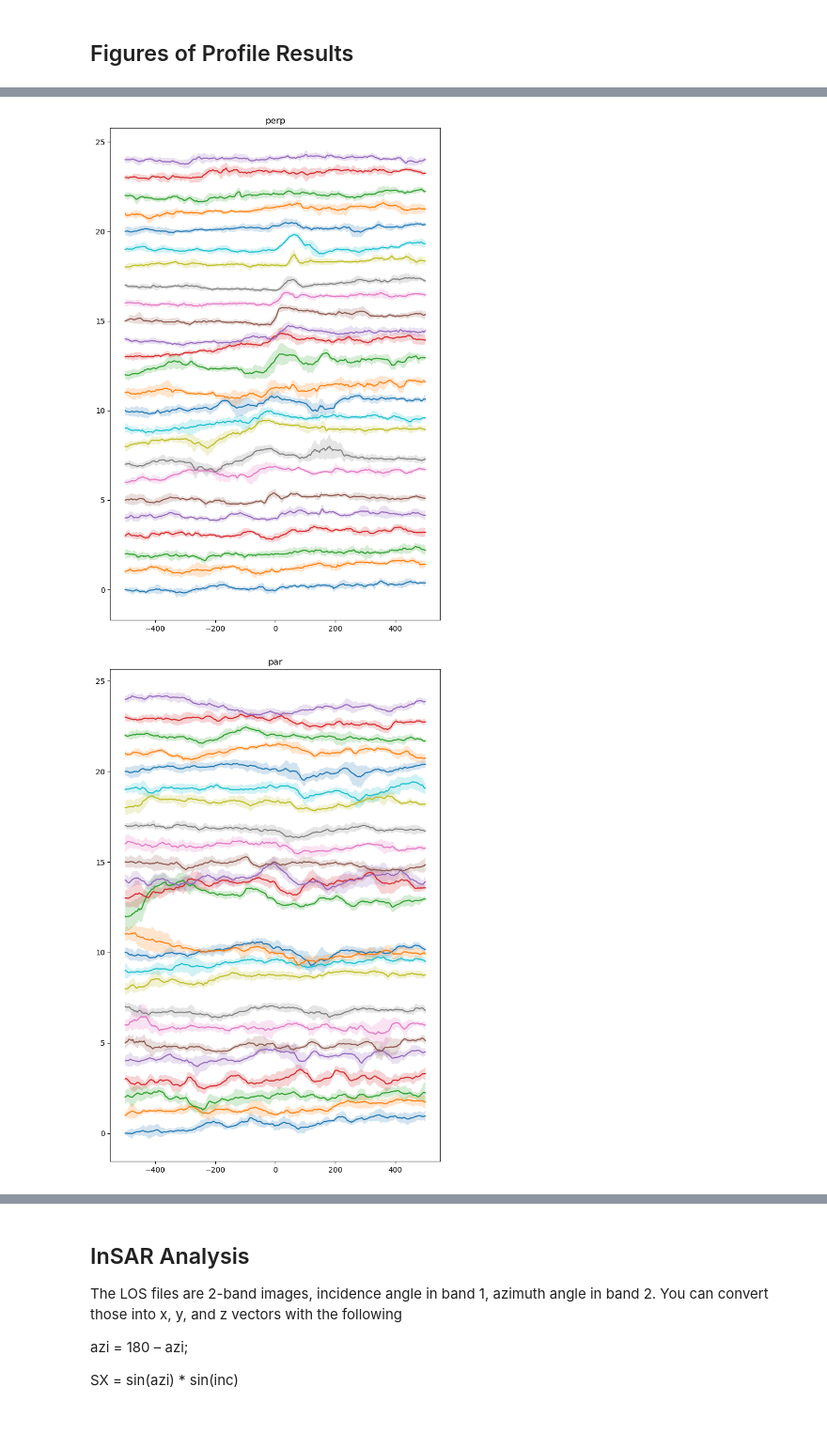
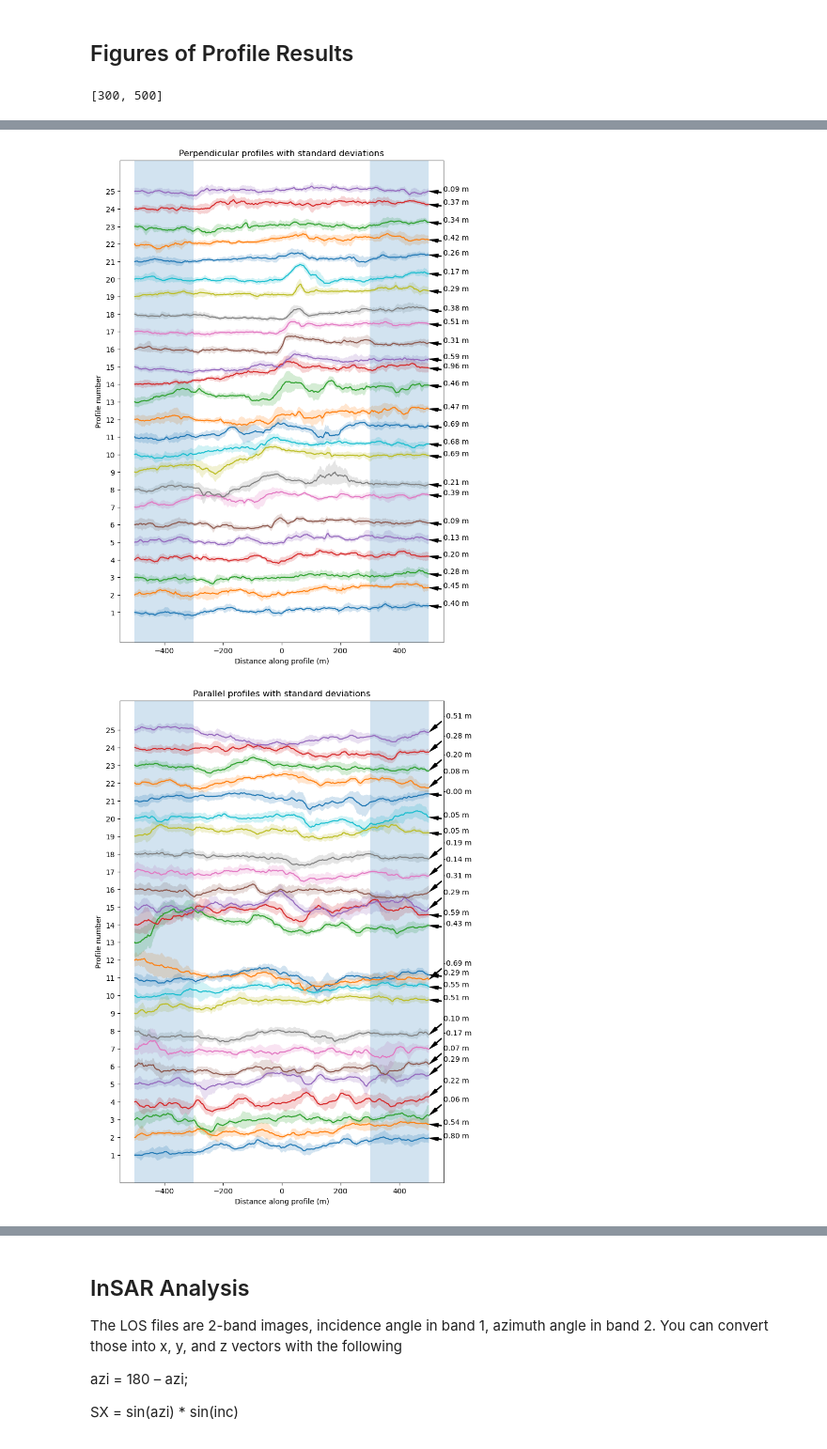
Before and after one commit to cehanagan/ImageryResources, a Jupyter notebook: Notebooks/TienShan20240122.ipynb, the cells around one changed output, grey strips where cells are left out. Shown at 94% size. Cells and saved outputs as stored; diff of their text form; code cells hidden in the pictures.

```diff
--- a/Notebooks/TienShan20240122.ipynb
+++ b/Notebooks/TienShan20240122.ipynb
@@ -18,4 +14,4 @@ pwd
 # %%
-folder = '/Users/chanagan/Desktop/DGStereo/TienShan/micmac/'
+folder = '/Users/chanagan/Library/CloudStorage/OneDrive-DOI/Projects/TienShan/micmac/'
 # %%
 # Merge relevant files
@@ -337,11 +337,11 @@ for image in imlist:
     print('Hi')
 
     if image is imlist[0]:
-        track.to_csv('/Users/chanagan/Desktop/DGStereo/TienShan/micmac/PerpendicularProfiles.txt')
+        #track.to_csv('/Users/chanagan/Desktop/DGStereo/TienShan/micmac/PerpendicularProfiles.txt')
     elif image is imlist[1]:
-        track.to_csv('/Users/chanagan/Desktop/DGStereo/TienShan/micmac/ParallelProfiles.txt')
+        #track.to_csv('/Users/chanagan/Desktop/DGStereo/TienShan/micmac/ParallelProfiles.txt')
     elif image is imlist[2]:
-        track.to_csv('/Users/chanagan/Desktop/DGStereo/TienShan/micmac/VerticalProfiles.txt')
+        #track.to_csv('/Users/chanagan/Desktop/DGStereo/TienShan/micmac/VerticalProfiles.txt')
 # %% [output]
 Hi
 Hi
@@ -349,32 +349,70 @@ Hi
 # %% [markdown]
 ## Figures of Profile Results
 # %%
-perpdf = pd.read_csv('/Users/chanagan/Desktop/DGStereo/TienShan/Results/PerpendicularProfiles.txt')
-pardf = pd.read_csv('/Users/chanagan/Desktop/DGStereo/TienShan/Results/ParallelProfiles.txt')
-vertdf = pd.read_csv('/Users/chanagan/Desktop/DGStereo/TienShan/Results/VerticalProfiles.txt')
+perpdf = pd.read_csv(folder[:-7]+'Results/PerpendicularProfiles.txt')
+pardf = pd.read_csv(folder[:-7]+'Results/ParallelProfiles.txt')
+vertdf = pd.read_csv(folder[:-7]+'Results/VerticalProfiles.txt')
+# %%
+distance
+# %% [output]
+[300, 500]
 # %%
+## Good one!
 shift = 1
 # Profile taken at
-bmin, bmax = int(300/crossSample),int(500/crossSample)#150,250
+distance = [300,500]
+bmin, bmax = int(distance[0]/crossSample),int(distance[1]/crossSample)#150,250
 meandisp = {'perp':[],'par':[],'vert':[]}
 stdev = {'perp':[],'par':[],'vert':[]}
 trackdist = {'perp':[],'par':[],'vert':[]}
 centerlats = {'perp':[],'par':[],'vert':[]}
 centerlons = {'perp':[],'par':[],'vert':[]}
-for track,j in zip([perpdf,pardf,vertdf],meandisp.keys()):
+for track, j, title in zip([perpdf, pardf, vertdf], meandisp.keys(),['Perpendicular','Parallel','Vertical']):
     plt.figure(figsize=(8,12))
-    plt.title(j)
+    plt.title(f'{title} profiles with standard deviations')
+
+    yticks = []
+    yticklabels = []
+    last_y = None  # To track the y-position of the last label
+
     for i in track.id.unique():
         prof = track[track.id==i]
-        print(i,prof[-bmax:-bmin].stackmean.mean()-prof[bmin:bmax].stackmean.mean())
-        meandisp[j].append(prof[-bmax:-bmin].stackmean.mean()-prof[bmin:bmax].stackmean.mean())
-        stdev[j].append(np.std(prof[-bmax:-bmin].stackmean.values-prof[bmin:bmax].stackmean.values))
+        print(i,prof[prof.linedist > distance[0]].stackmean.mean()-prof[prof.linedist <= -distance[0]].stackmean.mean())
+        meandisp[j].append(prof[prof.linedist > distance[0]].stackmean.mean()-prof[prof.linedist <= -distance[0]].stackmean.mean())
+        stdev[j].append(np.std(prof[prof.linedist > distance[0]].stackmean.values-prof[prof.linedist <= -distance[0]].stackmean.values))
         trackdist[j].append(dist*(i+1))
         if i == np.median(track.id.unique()):
-            centerlons = prof.lon.unique()
-            centerlats = prof.lat.unique()
-        plt.plot(prof.linedist,prof.stackmean-prof.stackmean.iloc[0]+i*shift)
-        plt.fill_between(prof.linedist,(prof.stackmean-prof.stackmean.iloc[0]+i*shift)-prof.stdev,(prof.stackmean-prof.stackmean.iloc[0]+i*shift)+prof.stdev,alpha=0.2)
+            centerlons[j].append(prof.lon.unique())
+            centerlats[j].append(prof.lat.unique())
 
-#plt.ylim([-6,i*shift+6])
+        y_position = (i + 1)  # Ensure y_position is starting from 1 through 25
+        profile_line = prof.stackmean - prof.stackmean.iloc[0] + y_position * shift
+        plt.plot(prof.linedist, profile_line)
+        plt.fill_between(prof.linedist, profile_line - prof.stdev, profile_line + prof.stdev, alpha=0.2)
+
+        # Determine the annotation y-position to avoid overlap
+        label_y = profile_line.iloc[-1]
+        if last_y is not None and abs(label_y - last_y) < 0.5:  # Adjust this threshold as needed
+            label_y += 0.8  # Shift the label up by 0.5 units if too close to the previous one
+
+        # Annotate the meandisp near the right edge of the plot, with the span in parentheses
+        plt.annotate(f'{meandisp[j][int(i)]:.2f} m',
+                     xy=(prof.linedist.max(), profile_line.iloc[-1]),  # Position at the right edge of the profile
+                     xytext=(prof.linedist.max() + 50, label_y),  # Adjusted label position to avoid overlap
+                     arrowprops=dict(facecolor='black', shrink=0.05, width=1, headwidth=5),
+                     fontsize=10, color='black', ha='left')
+
+        last_y = label_y  # Update last_y to the current label's y-position
+
+        yticks.append(y_position * shift)
+        yticklabels.append(str(int(y_position)))
+
+    plt.axvspan(distance[0],distance[1],alpha=0.2)
+    plt.axvspan(-distance[0],-distance[1],alpha=0.2)
+    plt.yticks(yticks, yticklabels)
+    plt.xlabel('Distance along profile (m)')
+    plt.ylabel('Profile number')
+    shift = 1
+
+    #plt.savefig(f'/Users/chanagan/Library/CloudStorage/OneDrive-DOI/Projects/TienShan/Results/Figures/Supplement/{title}Profiles.png',dpi=300)
 # %% [output]
@@ -398,2 +436,2 @@ for track,j in zip([perpdf,pardf,vertdf],meandisp.keys()):
-[figure, old version]
+[figure, new version]
-[figure, old version]
+[figure, new version]
```
Also changed, not shown: parts of 44 cells of this notebook, 16 other files.
